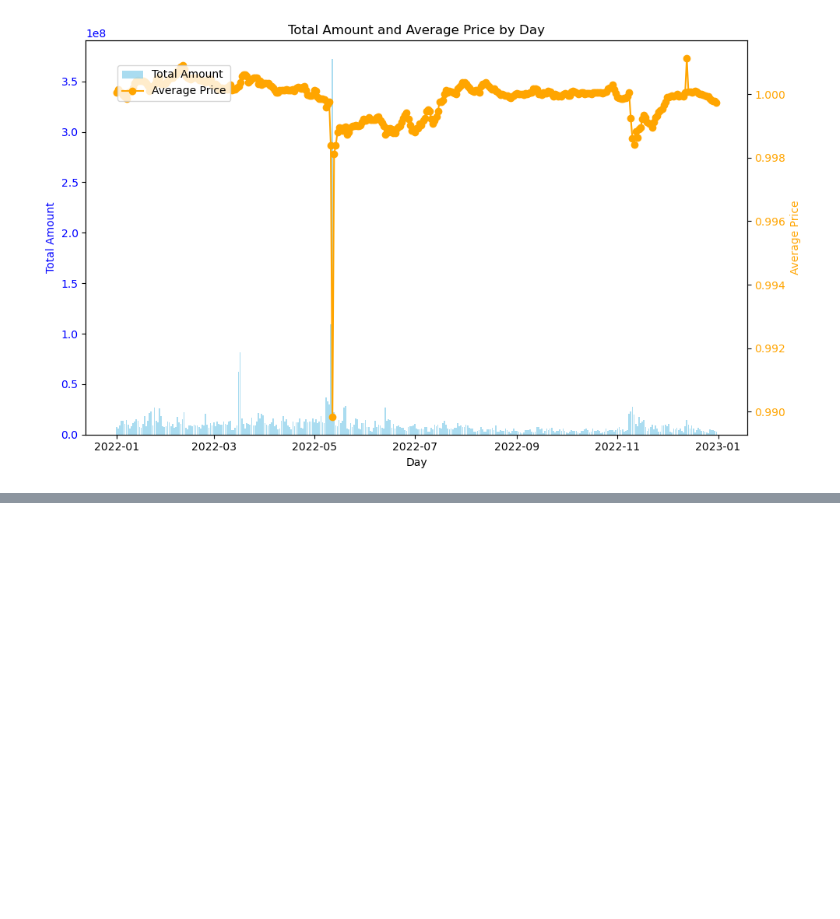
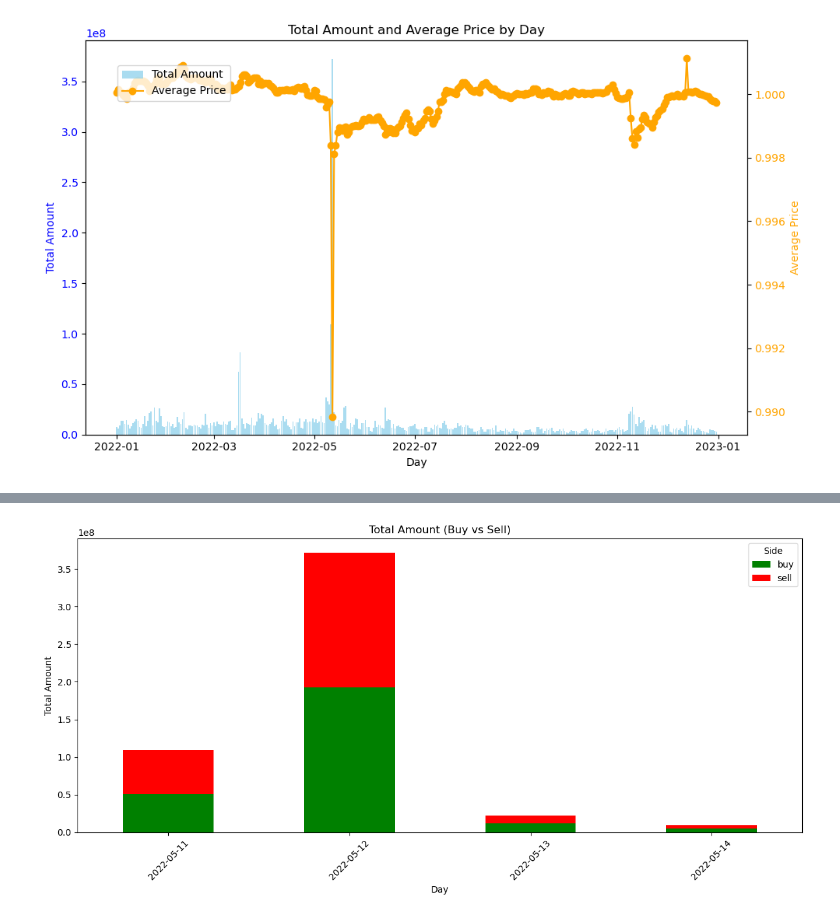
Before and after one commit to tilian15/stable_analysis, a Jupyter notebook: main.ipynb, the cells around one changed output, grey strips where cells are left out. Saved outputs shown, nothing was run; the diff lists cells and outputs as text; code cells hidden in the pictures; blank space fills up the shorter version.

```diff
--- a/main.ipynb
+++ b/main.ipynb
@@ -234,0 +245,21 @@ daily_stats.sort_values("true_spread",ascending=False).head(5)
+# %%
+crush_detaled=df.merge(crush,how="inner",on="day")
+# %%
+daily_stats = crush_detaled.groupby(["day", "side"]).agg(
+    total_amount=("amount", "sum"),
+    average_price=("price", "mean")
+).reset_index()
+# %%
+pivot_data = daily_stats.pivot(index='day', columns='side', values='total_amount')
+
+# Plot stacked bar chart
+pivot_data.plot(kind='bar', stacked=True, figsize=(12, 6), color=['green', 'red'])
+plt.title('Total Amount (Buy vs Sell)')
+plt.xlabel('Day')
+plt.ylabel('Total Amount')
+plt.legend(title='Side')
+plt.xticks(rotation=45)
+plt.tight_layout()
+plt.show()
+# %% [output]
+[figure, added]
```
Also changed, not shown: parts of 4 cells of this notebook.
